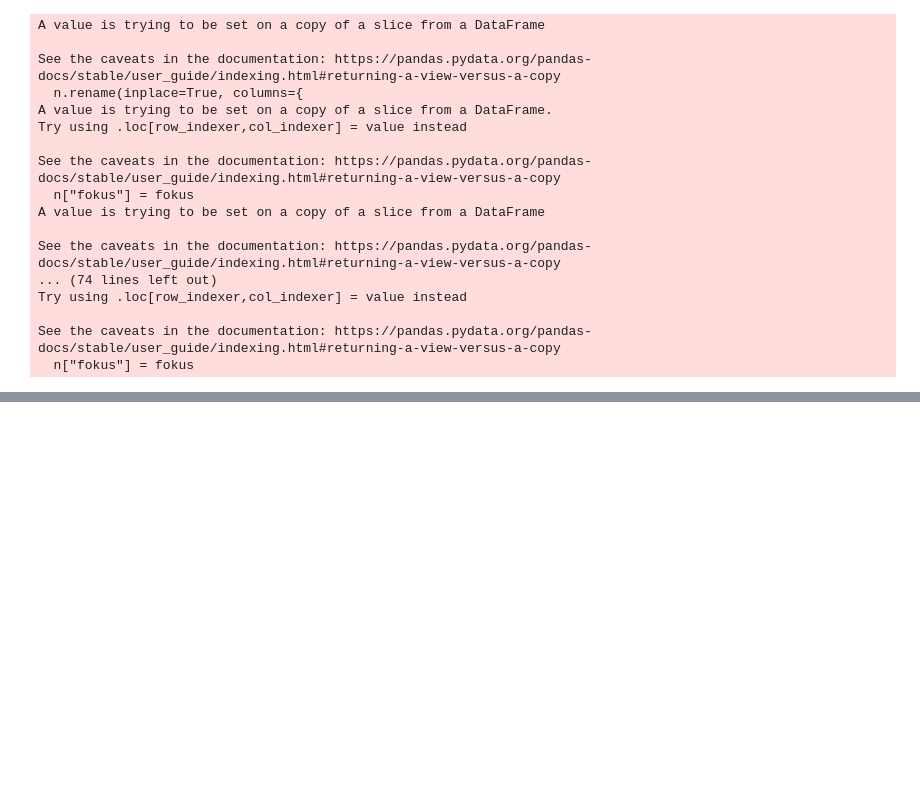
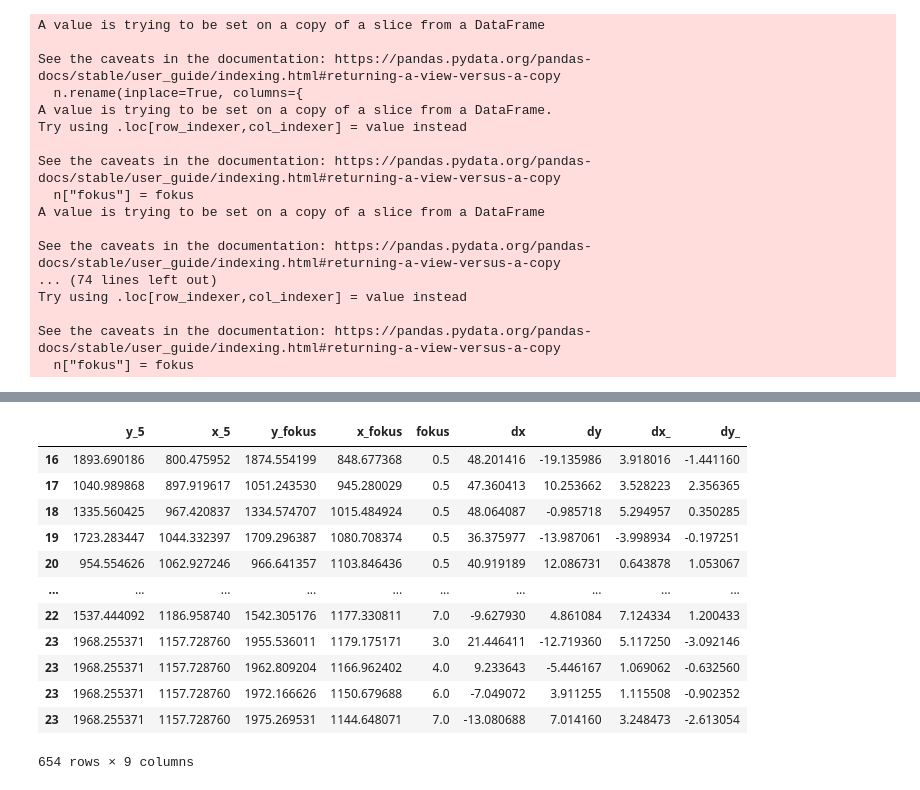
Before and after one commit to FlorianTimm/PhotoBox_Experimente, a Jupyter notebook: Fokus/fokus_faktor.ipynb, the cells around one changed output, grey strips where cells are left out. Saved outputs shown, nothing was run; the diff lists cells and outputs as text; code cells hidden in the pictures; blank space fills up the shorter version.

```diff
--- a/Fokus/fokus_faktor.ipynb
+++ b/Fokus/fokus_faktor.ipynb
@@ -549,0 +569,16 @@ d.plot.scatter(x="x_5", y="y_5", c="dy_", cmap="coolwarm")
+# %%
+d
+# %% [output]
+|  | y_5 | x_5 | y_fokus | x_fokus | fokus | dx | dy | dx_ | dy_ |
+| 16 | 1893.690186 | 800.475952 | 1874.554199 | 848.677368 | 0.5 | 48.201416 | -19.135986 | 3.918016 | -1.441160 |
+| 17 | 1040.989868 | 897.919617 | 1051.243530 | 945.280029 | 0.5 | 47.360413 | 10.253662 | 3.528223 | 2.356365 |
+| 18 | 1335.560425 | 967.420837 | 1334.574707 | 1015.484924 | 0.5 | 48.064087 | -0.985718 | 5.294957 | 0.350285 |
+| 19 | 1723.283447 | 1044.332397 | 1709.296387 | 1080.708374 | 0.5 | 36.375977 | -13.987061 | -3.998934 | -0.197251 |
+| 20 | 954.554626 | 1062.927246 | 966.641357 | 1103.846436 | 0.5 | 40.919189 | 12.086731 | 0.643878 | 1.053067 |
+| ... | ... | ... | ... | ... | ... | ... | ... | ... | ... |
+| 22 | 1537.444092 | 1186.958740 | 1542.305176 | 1177.330811 | 7.0 | -9.627930 | 4.861084 | 7.124334 | 1.200433 |
+| 23 | 1968.255371 | 1157.728760 | 1955.536011 | 1179.175171 | 3.0 | 21.446411 | -12.719360 | 5.117250 | -3.092146 |
+| 23 | 1968.255371 | 1157.728760 | 1962.809204 | 1166.962402 | 4.0 | 9.233643 | -5.446167 | 1.069062 | -0.632560 |
+| 23 | 1968.255371 | 1157.728760 | 1972.166626 | 1150.679688 | 6.0 | -7.049072 | 3.911255 | 1.115508 | -0.902352 |
+| 23 | 1968.255371 | 1157.728760 | 1975.269531 | 1144.648071 | 7.0 | -13.080688 | 7.014160 | 3.248473 | -2.613054 |
+654 rows × 9 columns
```
Also changed, not shown: parts of 32 cells of this notebook.
